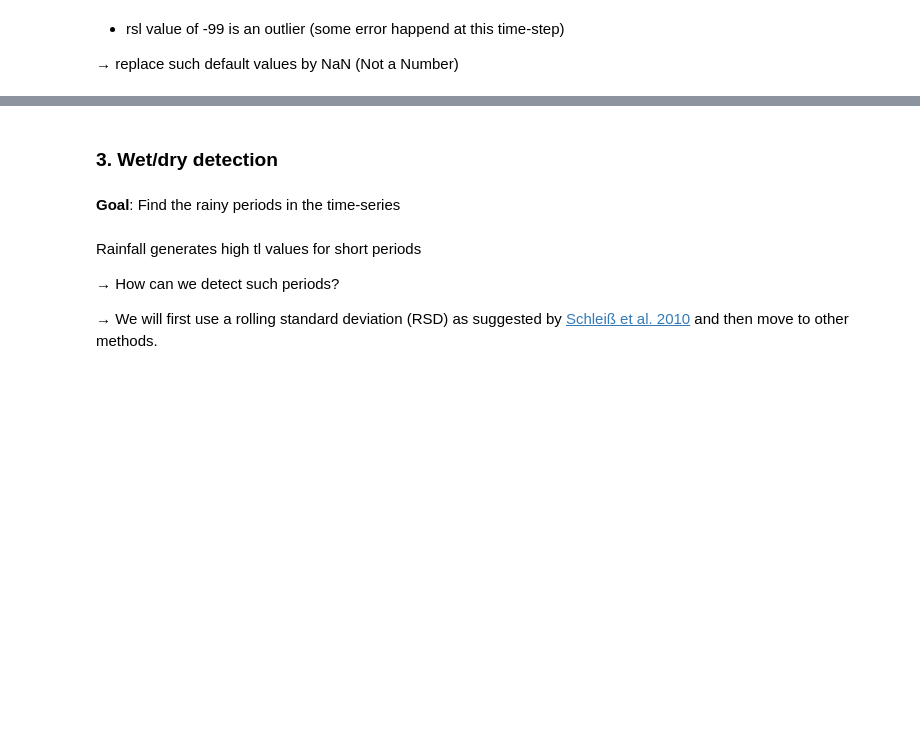
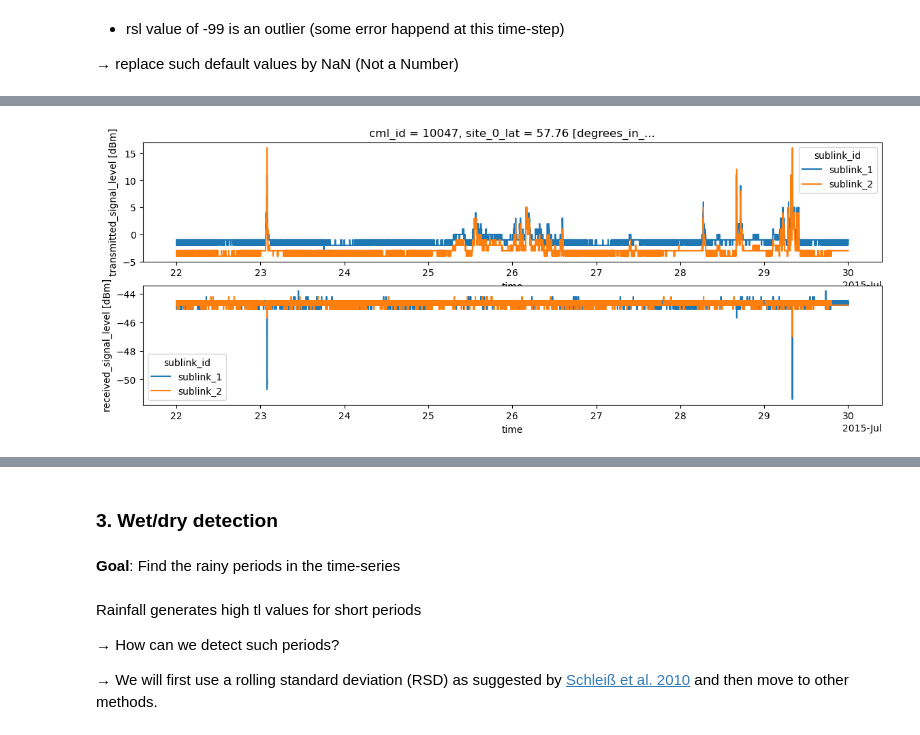
Before and after one commit to OpenSenseAction/PrePEP_short_course_OS, a Jupyter notebook: 2_cml_processing_timeseries.ipynb, the cells around one changed output, grey strips where cells are left out. Saved outputs shown, nothing was run; the diff lists cells and outputs as text; code cells hidden in the pictures; blank space fills up the shorter version.

```diff
--- a/2_cml_processing_timeseries.ipynb
+++ b/2_cml_processing_timeseries.ipynb
@@ -127,0 +110,9 @@ ds_cml.tl.plot.line(x='time', figsize=(16,3));
+# %%
+i_max = tsl_range.argmax(dim='cml_id').data[0]
+ds_cml = ds_cmls.isel(cml_id=i_max)
+fig, axs = plt.subplots(2, 1, figsize=(14, 5))
+ds_cml.tsl.plot.line(x='time', ax=axs[0])
+ds_cml.rsl.plot.line(x='time', ax=axs[1])
+axs[1].set_title('');
+# %% [output]
+[figure, added]
```
Also changed, not shown: parts of 35 cells of this notebook.
